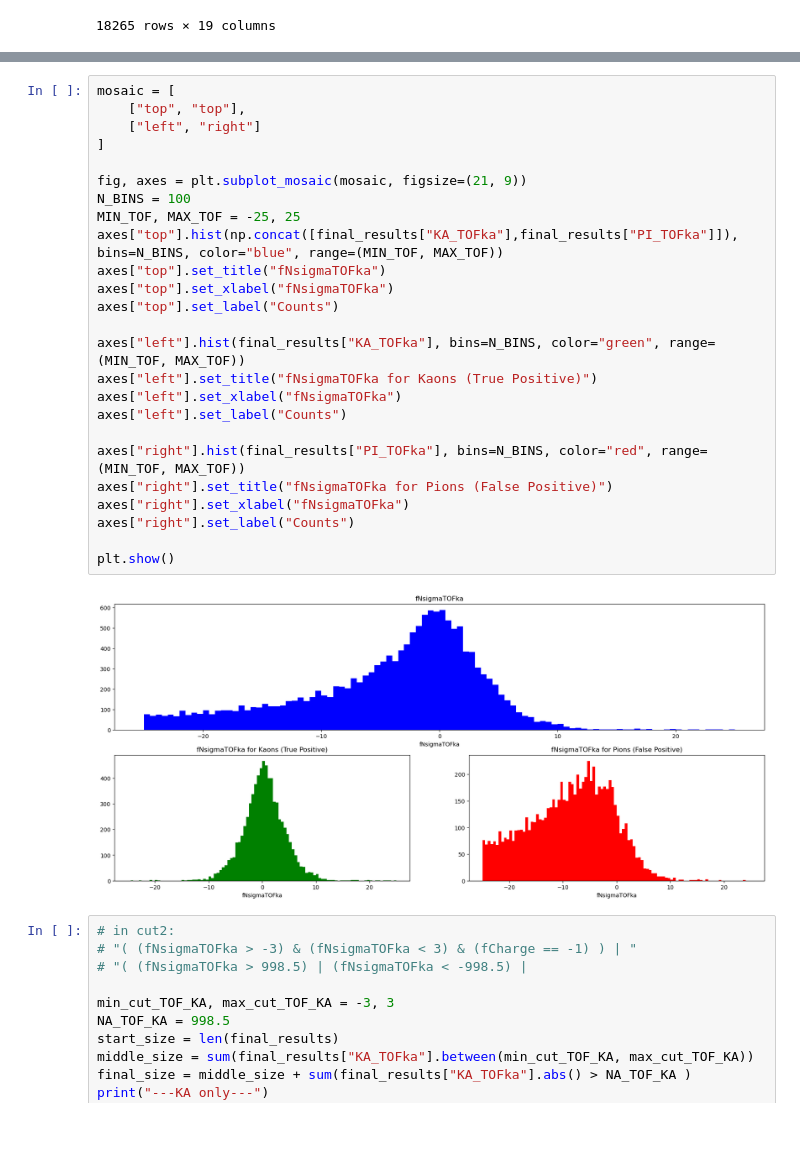
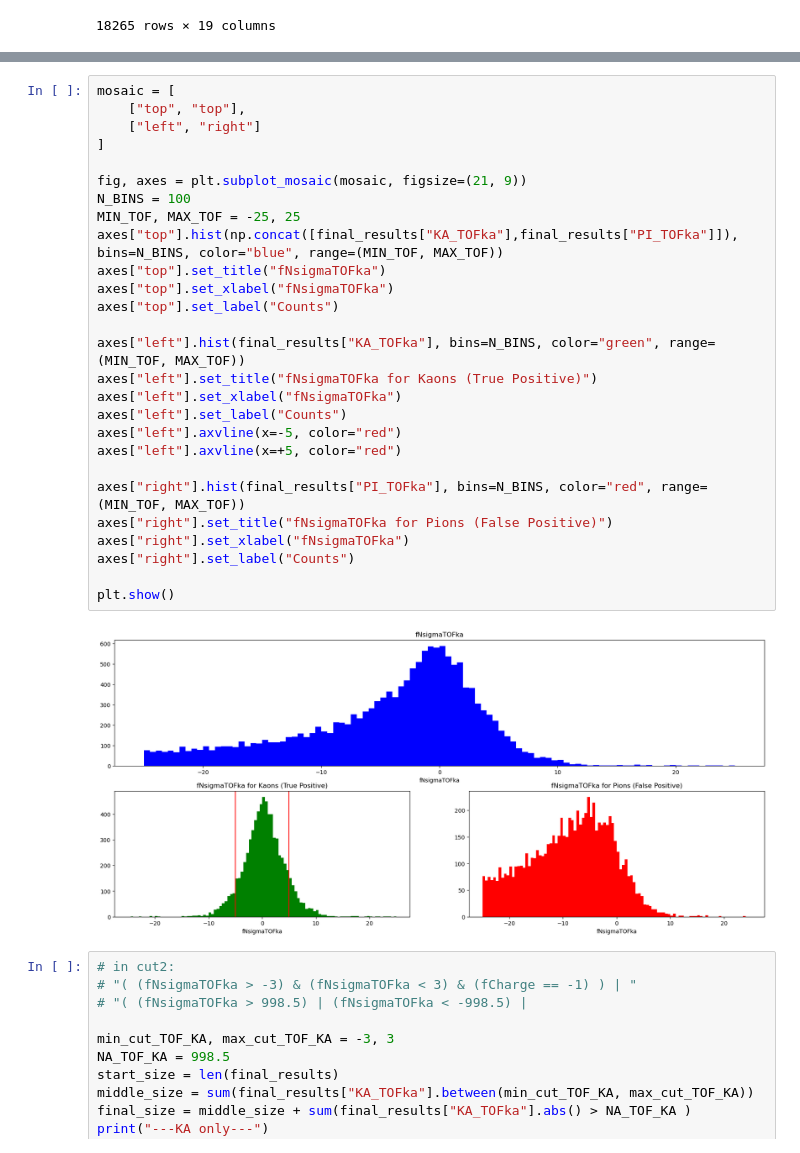
Before and after one commit to LeoPi314/LCPB_Project, a Jupyter notebook: MC_Analysis_D0.ipynb, the cells around one changed output, grey strips where cells are left out. Saved outputs shown, nothing was run; the diff lists cells and outputs as text.

```diff
--- a/MC_Analysis_D0.ipynb
+++ b/MC_Analysis_D0.ipynb
@@ -480,30 +480,32 @@ plt.show()
 # %%
 mosaic = [
     ["top", "top"],
     ["left", "right"]
 ]
 
 fig, axes = plt.subplot_mosaic(mosaic, figsize=(21, 9))
 N_BINS = 100
 MIN_TOF, MAX_TOF = -25, 25
 axes["top"].hist(np.concat([final_results["KA_TOFka"],final_results["PI_TOFka"]]), bins=N_BINS, color="blue", range=(MIN_TOF, MAX_TOF))
 axes["top"].set_title("fNsigmaTOFka")
 axes["top"].set_xlabel("fNsigmaTOFka")
 axes["top"].set_label("Counts")
 
 axes["left"].hist(final_results["KA_TOFka"], bins=N_BINS, color="green", range=(MIN_TOF, MAX_TOF))
 axes["left"].set_title("fNsigmaTOFka for Kaons (True Positive)")
 axes["left"].set_xlabel("fNsigmaTOFka")
 axes["left"].set_label("Counts")
+axes["left"].axvline(x=-5, color="red")
+axes["left"].axvline(x=+5, color="red")
 
 axes["right"].hist(final_results["PI_TOFka"], bins=N_BINS, color="red", range=(MIN_TOF, MAX_TOF))
 axes["right"].set_title("fNsigmaTOFka for Pions (False Positive)")
 axes["right"].set_xlabel("fNsigmaTOFka")
 axes["right"].set_label("Counts")
 
 plt.show()
 # %% [output]
-[figure, old version]
+[figure, new version]
 # %%
 # in cut2:
 # "( (fNsigmaTOFka > -3) & (fNsigmaTOFka < 3) & (fCharge == -1) ) | "
```
Also changed, not shown: parts of 4 cells of this notebook.
